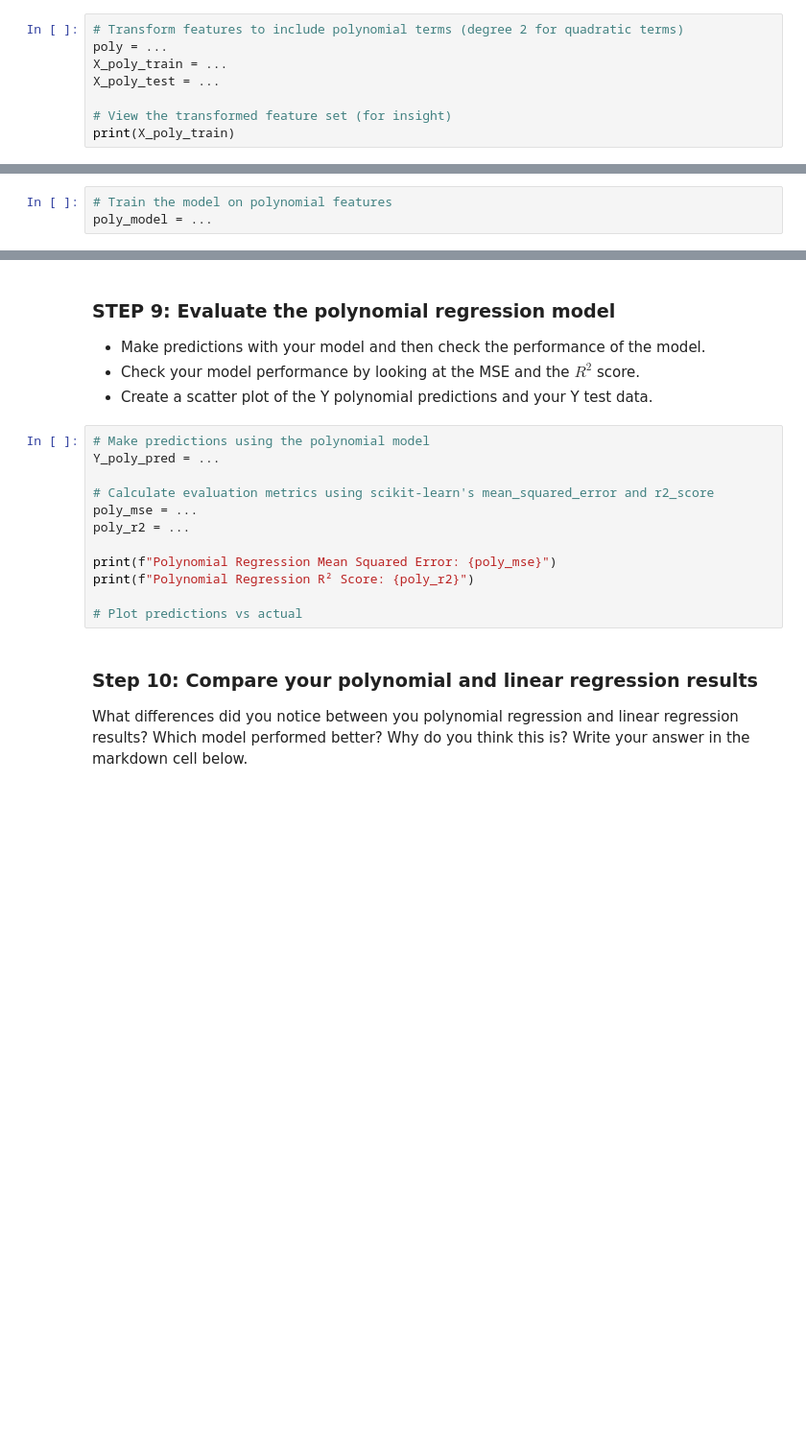
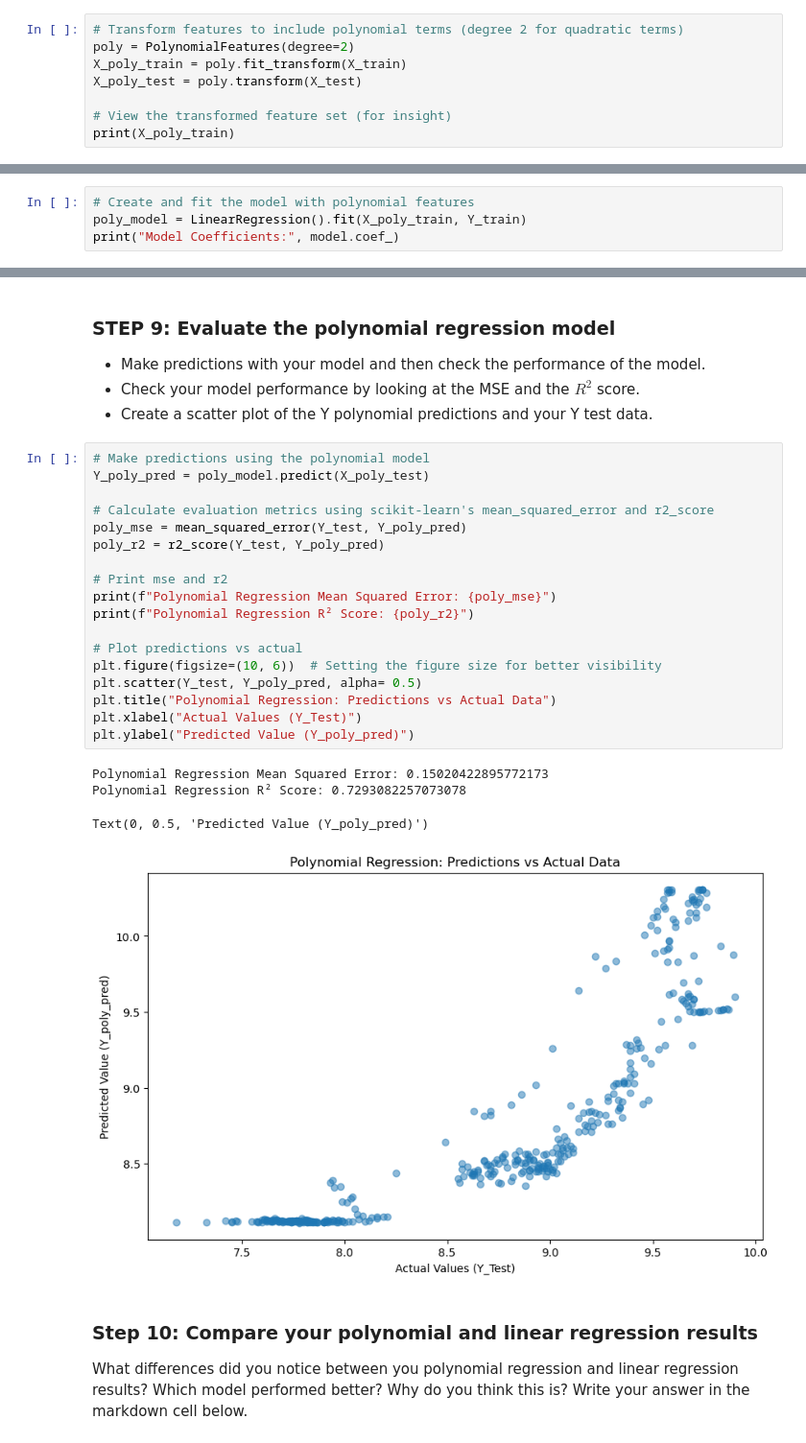
Before and after one commit to llumj/EDS232-labs, a Jupyter notebook: Week1/Lab1-hurricane.ipynb, the cells around one changed output, grey strips where cells are left out. Shown: that part at 96% size. Cells and saved outputs as stored; diff of their text form; blank space fills up the shorter version.

```diff
--- a/Week1/Lab1-hurricane.ipynb
+++ b/Week1/Lab1-hurricane.ipynb
@@ -166,9 +216,9 @@ plt.show()
 We assumed linear regression would work well with our data, but this data doesn't look very linear. It's a good reminder of the importance of exploratory analysis. Let's check to see how a polynomial regression performs in comparison. Transform the features for polynomial regression. Use the `PolynomialFeatures` class from the `sklearn.preprocessing` module.
 # %%
 # Transform features to include polynomial terms (degree 2 for quadratic terms)
-poly = ...
-X_poly_train = ...
-X_poly_test = ...
+poly = PolynomialFeatures(degree=2)
+X_poly_train = poly.fit_transform(X_train)
+X_poly_test = poly.transform(X_test)
 
 # View the transformed feature set (for insight)
 print(X_poly_train)
@@ -175,5 +233,6 @@ print(X_poly_train)
 # %% [markdown]
 ### Step 8: Fit your model on the polynomial features
 # %%
-# Train the model on polynomial features
-poly_model = ...
+# Create and fit the model with polynomial features
+poly_model = LinearRegression().fit(X_poly_train, Y_train)
+print("Model Coefficients:", model.coef_)
@@ -184,16 +245,27 @@ poly_model = ...
 - Create a scatter plot of the Y polynomial predictions and your Y test data.
 # %%
 # Make predictions using the polynomial model
-Y_poly_pred = ...
+Y_poly_pred = poly_model.predict(X_poly_test)
 
 # Calculate evaluation metrics using scikit-learn's mean_squared_error and r2_score
-poly_mse = ...
-poly_r2 = ...
+poly_mse = mean_squared_error(Y_test, Y_poly_pred)
+poly_r2 = r2_score(Y_test, Y_poly_pred)
 
+# Print mse and r2
 print(f"Polynomial Regression Mean Squared Error: {poly_mse}")
 print(f"Polynomial Regression R² Score: {poly_r2}")
 
 # Plot predictions vs actual
+plt.figure(figsize=(10, 6))  # Setting the figure size for better visibility
+plt.scatter(Y_test, Y_poly_pred, alpha= 0.5)
+plt.title("Polynomial Regression: Predictions vs Actual Data")
+plt.xlabel("Actual Values (Y_Test)")
+plt.ylabel("Predicted Value (Y_poly_pred)")
+# %% [output]
+Polynomial Regression Mean Squared Error: 0.15020422895772173
+Polynomial Regression R² Score: 0.7293082257073078
+Text(0, 0.5, 'Predicted Value (Y_poly_pred)')
+[figure, added]
 # %% [markdown]
 ### Step 10: Compare your polynomial and linear regression results
 
```
Also changed, not shown: parts of 15 cells of this notebook, 2 other files.
